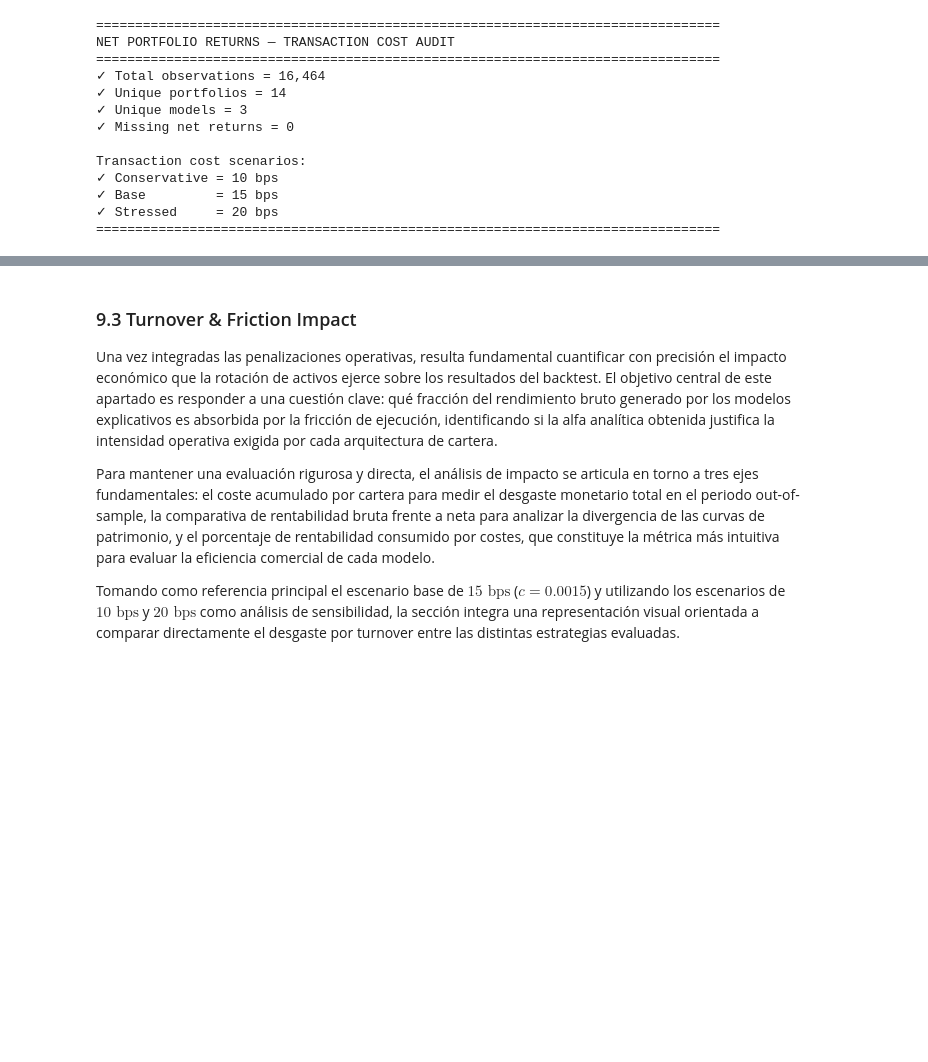
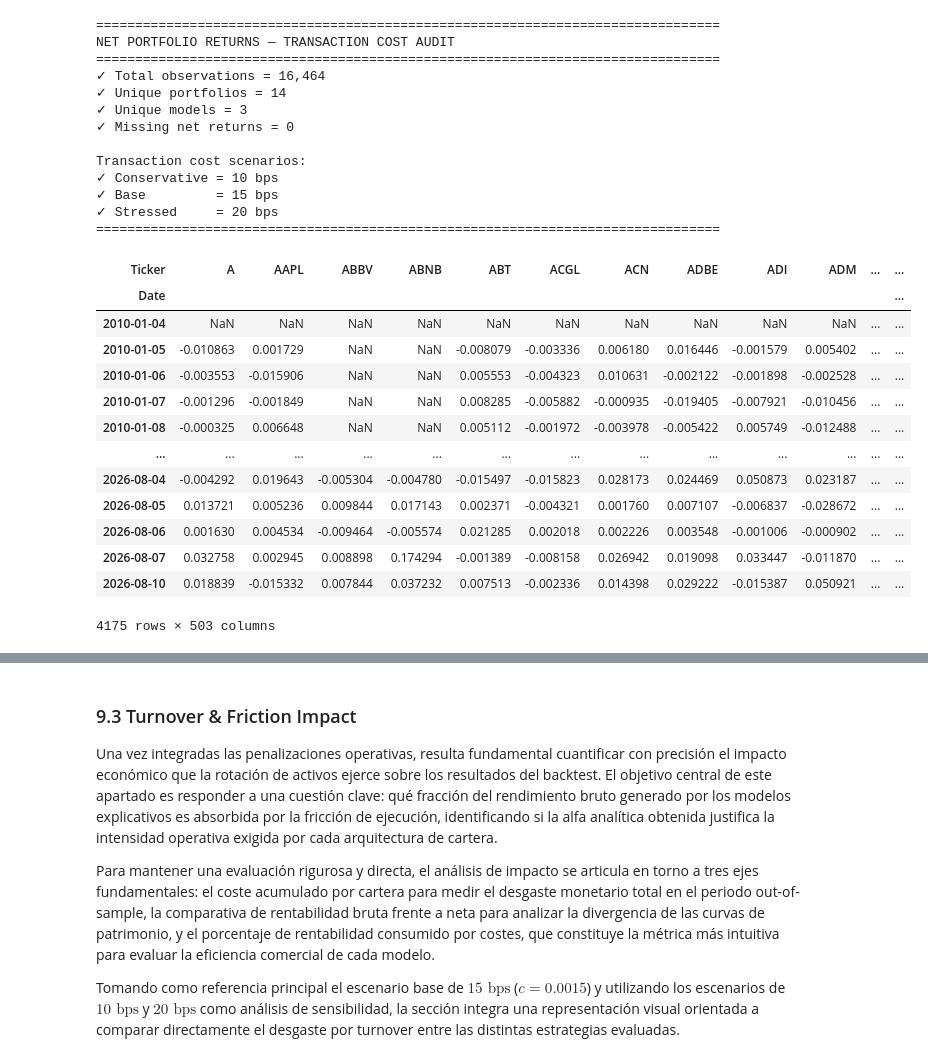
Before and after one commit to PalaciosDaniel/quant-portfolio-project, a Jupyter notebook: notebooks/08_portfolio_construction.ipynb, the cells around one changed output, grey strips where cells are left out. Drawn from its saved outputs; the diff is of its cells as text; code cells hidden in the pictures; blank space fills up the shorter version.

```diff
--- a/notebooks/08_portfolio_construction.ipynb
+++ b/notebooks/08_portfolio_construction.ipynb
@@ -5501,3 +6200,20 @@ Transaction cost scenarios:
 ✓ Base         = 15 bps
 ✓ Stressed     = 20 bps
 ================================================================================
+# %%
+asset_returns
+# %% [output]
+| Ticker | A | AAPL | ABBV | ABNB | ABT | ACGL | ACN | ADBE | ADI | ADM | ... | ... |
+| Date |  |  |  |  |  |  |  |  |  |  |  | ... |
+| 2010-01-04 | NaN | NaN | NaN | NaN | NaN | NaN | NaN | NaN | NaN | NaN | ... | ... |
+| 2010-01-05 | -0.010863 | 0.001729 | NaN | NaN | -0.008079 | -0.003336 | 0.006180 | 0.016446 | -0.001579 | 0.005402 | ... | ... |
+| 2010-01-06 | -0.003553 | -0.015906 | NaN | NaN | 0.005553 | -0.004323 | 0.010631 | -0.002122 | -0.001898 | -0.002528 | ... | ... |
+| 2010-01-07 | -0.001296 | -0.001849 | NaN | NaN | 0.008285 | -0.005882 | -0.000935 | -0.019405 | -0.007921 | -0.010456 | ... | ... |
+| 2010-01-08 | -0.000325 | 0.006648 | NaN | NaN | 0.005112 | -0.001972 | -0.003978 | -0.005422 | 0.005749 | -0.012488 | ... | ... |
+| ... | ... | ... | ... | ... | ... | ... | ... | ... | ... | ... | ... | ... |
+| 2026-08-04 | -0.004292 | 0.019643 | -0.005304 | -0.004780 | -0.015497 | -0.015823 | 0.028173 | 0.024469 | 0.050873 | 0.023187 | ... | ... |
+| 2026-08-05 | 0.013721 | 0.005236 | 0.009844 | 0.017143 | 0.002371 | -0.004321 | 0.001760 | 0.007107 | -0.006837 | -0.028672 | ... | ... |
+| 2026-08-06 | 0.001630 | 0.004534 | -0.009464 | -0.005574 | 0.021285 | 0.002018 | 0.002226 | 0.003548 | -0.001006 | -0.000902 | ... | ... |
+| 2026-08-07 | 0.032758 | 0.002945 | 0.008898 | 0.174294 | -0.001389 | -0.008158 | 0.026942 | 0.019098 | 0.033447 | -0.011870 | ... | ... |
+| 2026-08-10 | 0.018839 | -0.015332 | 0.007844 | 0.037232 | 0.007513 | -0.002336 | 0.014398 | 0.029222 | -0.015387 | 0.050921 | ... | ... |
+4175 rows × 503 columns
```
Also changed, not shown: parts of 42 cells of this notebook, 6 other files.
